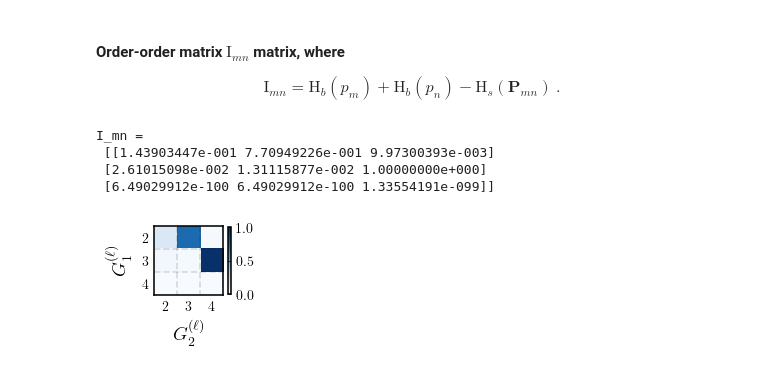
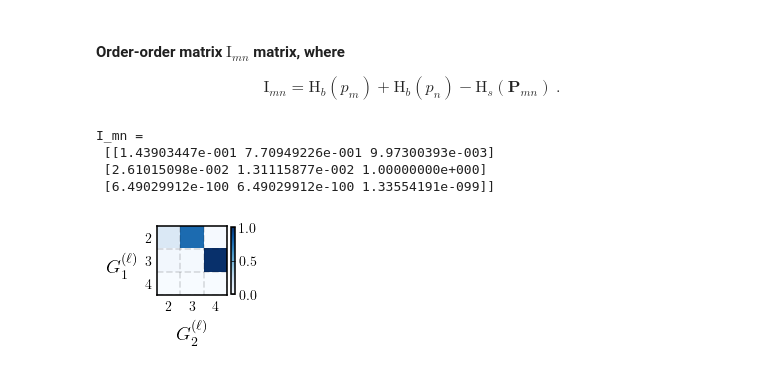
Before and after one commit to hfelippe/hypergraph-MI, a Jupyter notebook: tutorial.ipynb, the cells around one changed output. Saved outputs shown, nothing was run; the diff lists cells and outputs as text; code cells hidden in the pictures.

```diff
--- a/tutorial.ipynb
+++ b/tutorial.ipynb
@@ -41,33 +41,34 @@ M = np.ones((lmax-1, lmax-1))
 
 """2-step filling process of M"""
 for m in range(M.shape[0]):
     for n in range(m, M.shape[1]):
         e1 = set([e for e in G1 if len(e) == L+n])
         e2 = set([e for e in G2 if len(e) == L+m])
         M[n,m] = hNMI_project(N, e1, e2, L+m)
 for m in range(M.shape[0]):
     for n in range(m+1, M.shape[1]):
         e1 = set([e for e in G2 if len(e) == L+n])
         e2 = set([e for e in G1 if len(e) == L+m])
         M[m,n] = hNMI_project(N, e1, e2, L+m)
 
 plt.figure(figsize=(1.125,1.125))
 plt.imshow(M,cmap="Blues",vmin=0, vmax=1)
-plt.xlabel('$G_2^{(\ell)}$',fontsize=14,labelpad=5),plt.ylabel('$G_1^{(\ell)}$',fontsize=14,labelpad=7.5)
+plt.xlabel('$G_2^{(\ell)}$',fontsize=14,labelpad=5)
+plt.ylabel('$G_1^{(\ell)}$',rotation=0,fontsize=14,labelpad=17,y=0.25)
 plt.xticks([0,1,2], labels=[2,3,4], fontsize=10)
 plt.yticks([0,1,2], labels=[2,3,4], fontsize=10)
 plt.tick_params(axis='both', length=0.0)
 plt.colorbar(shrink=0.775)
 num_rows, num_cols = M.shape # draw thin lines between entries
 for i in range(num_rows): # horizontal
     plt.hlines(i+0.5, xmin=-0.5, xmax=num_cols-0.5, color='k',lw=1.25,alpha=0.125,ls="--",zorder=0)
 for i in range(num_cols): # vertical
     plt.vlines(i+0.5, ymin=-0.5, ymax=num_rows-0.5, color='k',lw=1.25,alpha=0.125,ls="--",zorder=0)
 
-print(f"I_mn = \n {M} \n")
+print(f"I_mn = \n {M}")
 # %% [output]
 I_mn =
  [[1.43903447e-001 7.70949226e-001 9.97300393e-003]
  [2.61015098e-002 1.31115877e-002 1.00000000e+000]
  [6.49029912e-100 6.49029912e-100 1.33554191e-099]]
-[figure, old version]
+[figure, new version]
```
Also changed, not shown: parts of 1 cell of this notebook.
